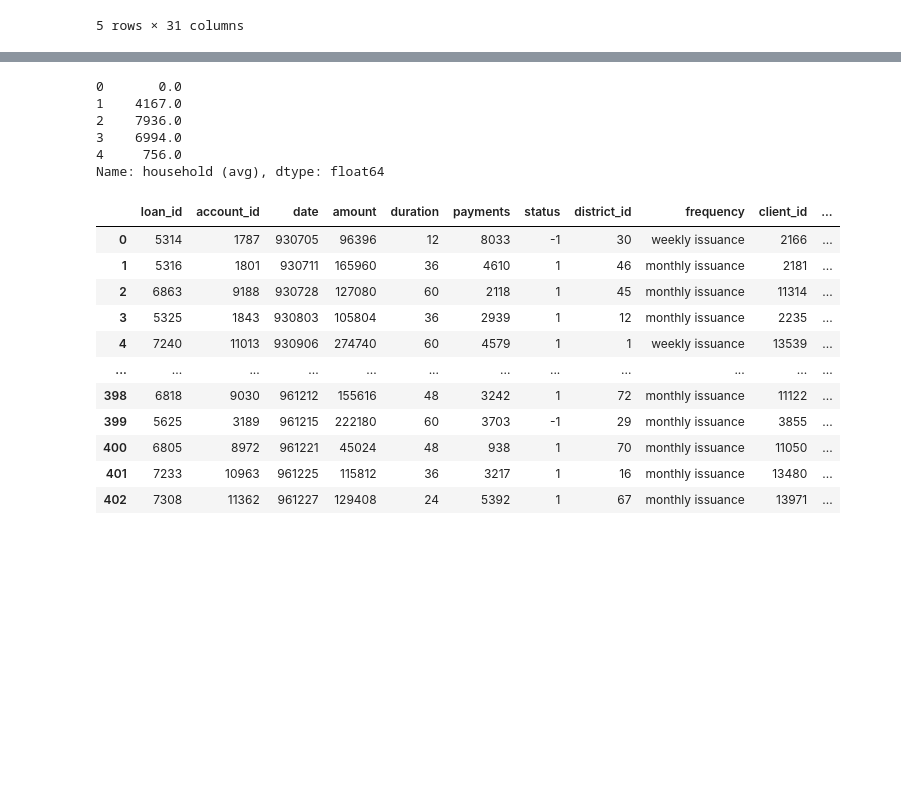
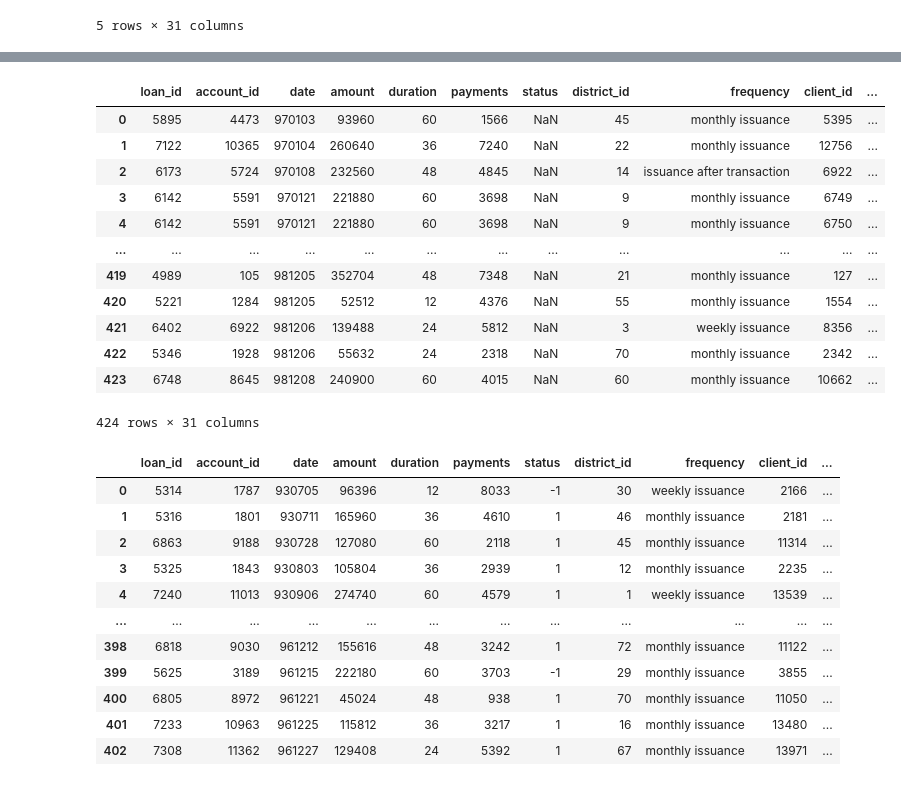
Before and after one commit to JoeWar99/feup-cac, a Jupyter notebook: CAC.ipynb, the cells around one changed output, grey strips where cells are left out. Drawn from its saved outputs; the diff is of its cells as text; code cells hidden in the pictures; blank space fills up the shorter version.

```diff
--- a/CAC.ipynb
+++ b/CAC.ipynb
@@ -16,14 +40,23 @@ train_df.head()
 # %%
-# NaN values
-
+# Any values that are NaN in the household (avg) collumn are replaced with 0
 def household_NaN(df: pd.DataFrame):
     df.loc[df['household (avg)'].isna(), 'household (avg)'] = 0
     return df
+
+household_NaN(train_df)
+household_NaN(test_df)
 # %% [output]
+|  | loan_id | account_id | date | amount | duration | payments | status | district_id | frequency | client_id | ... |
+| 0 | 5895 | 4473 | 970103 | 93960 | 60 | 1566 | NaN | 45 | monthly issuance | 5395 | ... |
+| 1 | 7122 | 10365 | 970104 | 260640 | 36 | 7240 | NaN | 22 | monthly issuance | 12756 | ... |
+| 2 | 6173 | 5724 | 970108 | 232560 | 48 | 4845 | NaN | 14 | issuance after transaction | 6922 | ... |
+| 3 | 6142 | 5591 | 970121 | 221880 | 60 | 3698 | NaN | 9 | monthly issuance | 6749 | ... |
+| 4 | 6142 | 5591 | 970121 | 221880 | 60 | 3698 | NaN | 9 | monthly issuance | 6750 | ... |
+| ... | ... | ... | ... | ... | ... | ... | ... | ... | ... | ... | ... |
+| 419 | 4989 | 105 | 981205 | 352704 | 48 | 7348 | NaN | 21 | monthly issuance | 127 | ... |
+| 420 | 5221 | 1284 | 981205 | 52512 | 12 | 4376 | NaN | 55 | monthly issuance | 1554 | ... |
+| 421 | 6402 | 6922 | 981206 | 139488 | 24 | 5812 | NaN | 3 | weekly issuance | 8356 | ... |
+| 422 | 5346 | 1928 | 981206 | 55632 | 24 | 2318 | NaN | 70 | monthly issuance | 2342 | ... |
+| 423 | 6748 | 8645 | 981208 | 240900 | 60 | 4015 | NaN | 60 | monthly issuance | 10662 | ... |
-0       0.0
-1    4167.0
-2    7936.0
-3    6994.0
-4     756.0
-Name: household (avg), dtype: float64
+424 rows × 31 columns
 # %%
```
Also changed, not shown: parts of 6 cells of this notebook.
